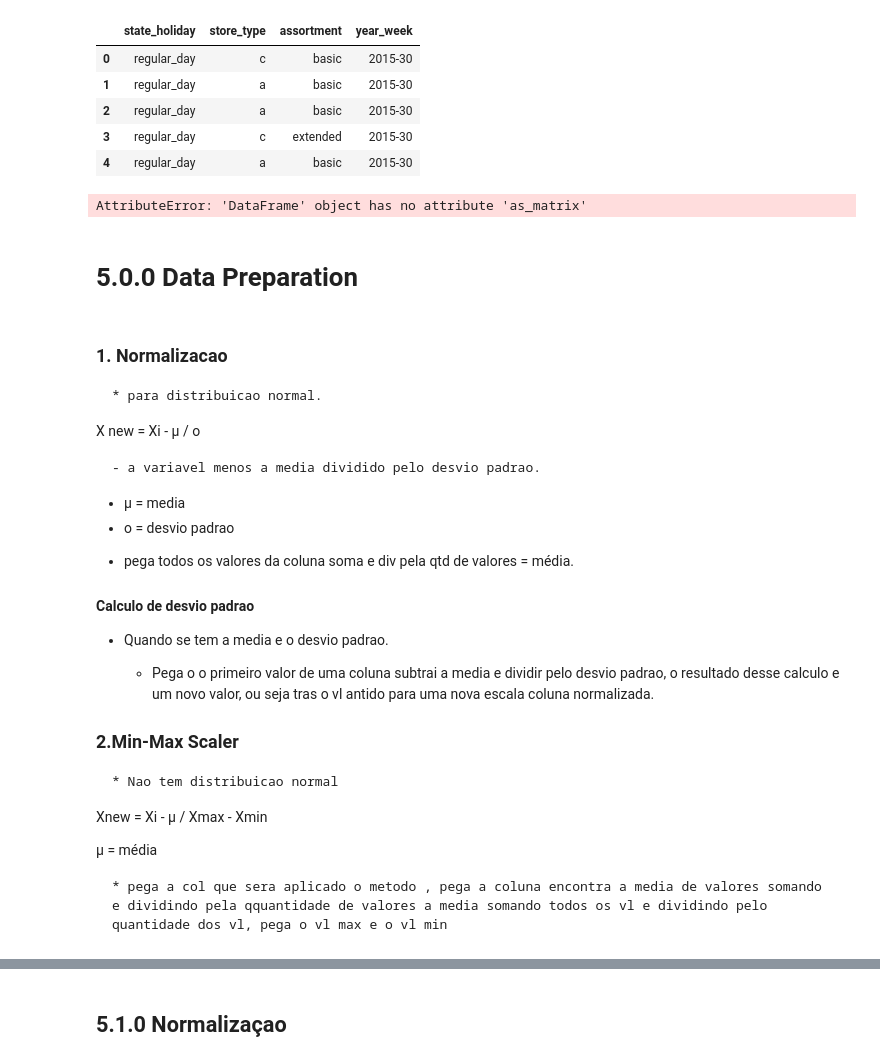
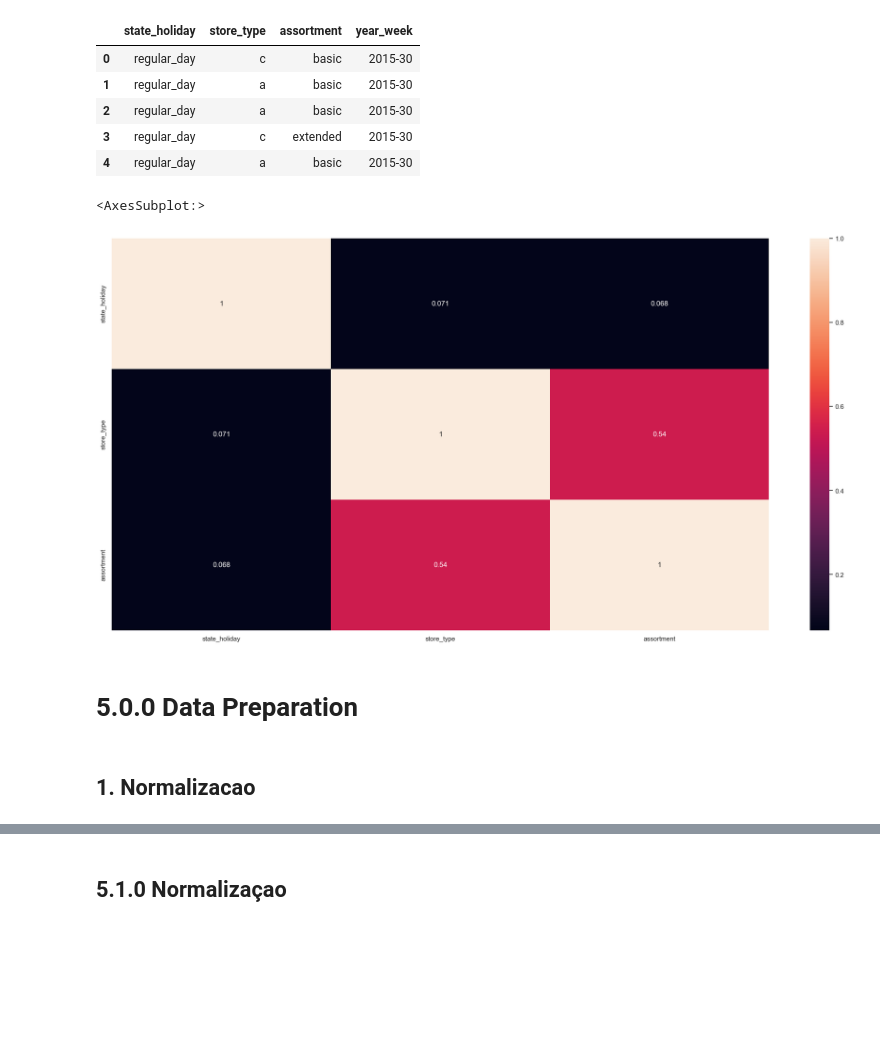
Before and after one commit to HallanMiranda/Ds_Producao-Rossman, a Jupyter notebook: Rossmann.ipynb, the cells around one changed output, grey strips where cells are left out. Drawn from its saved outputs; the diff is of its cells as text; code cells hidden in the pictures; blank space fills up the shorter version.

```diff
--- a/Rossmann.ipynb
+++ b/Rossmann.ipynb
@@ -931,55 +937,30 @@ new_cat_att.head()
 | 3 | regular_day | c | extended | 2015-30 |
 | 4 | regular_day | a | basic | 2015-30 |
 # %%
-# tabela de contigencia
-
 # only categorical data
-a = df4.select_dtypes( include='object' )
-# Calculate cramer V
-a1 = cramer_v( a['state_holiday'], a['state_holiday'] )
-a2 = cramer_v( a['state_holiday'], a['store_type'] )
-a3 = cramer_v( a['state_holiday'], a['assortment'] )
-a4 = cramer_v( a['store_type'], a['state_holiday'] )
-a5 = cramer_v( a['store_type'], a['store_type'] )
-a6 = cramer_v( a['store_type'], a['assortment'] )
-a7 = cramer_v( a['assortment'], a['state_holiday'] )
-a8 = cramer_v( a['assortment'], a['store_type'] )
-a9 = cramer_v( a['assortment'], a['assortment'] )
+cat_df = df4.select_dtypes(include='object')
+a1 = cramer_v(cat_df['state_holiday'], cat_df['state_holiday'])
+a2 = cramer_v(cat_df['state_holiday'], cat_df['store_type'])
+a3 = cramer_v(cat_df['state_holiday'], cat_df['assortment'])
+a4 = cramer_v(cat_df['store_type'], cat_df['state_holiday'])
+a5 = cramer_v(cat_df['store_type'], cat_df['store_type'])
+a6 = cramer_v(cat_df['store_type'], cat_df['assortment'])
+a7 = cramer_v(cat_df['assortment'], cat_df['state_holiday'])
+a8 = cramer_v(cat_df['assortment'], cat_df['store_type'])
+a9 = cramer_v(cat_df['assortment'], cat_df['assortment'])
 
 # Final dataset
-# d = pd.DataFrame( {'state_holiday': [a1, a2, a3],
-#                'store_type': [a4, a5, a6],
-#                'assortment': [a7, a8, a9]  })
-# d = d.set_index( d.columns )
-# sns.heatmap( d, annot=True )
+d = pd.DataFrame({'state_holiday': [a1, a2, a3],
+                  'store_type': [a4, a5, a6],
+                  'assortment': [a7, a8, a9]})
+d = d.set_index(d.columns)
+sns.heatmap(d, annot=True)
 # %% [output]
-AttributeError: 'DataFrame' object has no attribute 'as_matrix'
+<AxesSubplot:>
+[figure, added]
 # %% [markdown]
 # 5.0.0 Data Preparation
-# %% [markdown]
-### 1. Normalizacao
-    * para distribuicao normal.
-
- X new = Xi - µ / o
-
-    - a variavel menos a media dividido pelo desvio padrao.
-
-* µ = media
-* o = desvio padrao
- - pega todos os valores da coluna soma e div pela qtd de valores = média.
-
- #### Calculo de desvio padrao
- * Quando se tem a media e o desvio padrao.
-
-    - Pega o o primeiro valor de uma coluna subtrai a media e dividir pelo desvio padrao, o resultado desse calculo e um novo valor, ou seja tras o vl antido para uma nova escala
-    coluna normalizada.
-
-### 2.Min-Max Scaler
-    * Nao tem distribuicao normal
-Xnew = Xi - µ / Xmax - Xmin
-
-µ = média
-
-    * pega a col que sera aplicado o metodo , pega a coluna encontra a media de valores somando e dividindo pela qquantidade de valores a media somando todos os vl e dividindo pelo quantidade dos vl, pega o vl max e o vl min
 # %%
 df5 = df4.copy()
+# %% [markdown]
+## 1. Normalizacao
```
Also changed, not shown: parts of 28 cells of this notebook.
